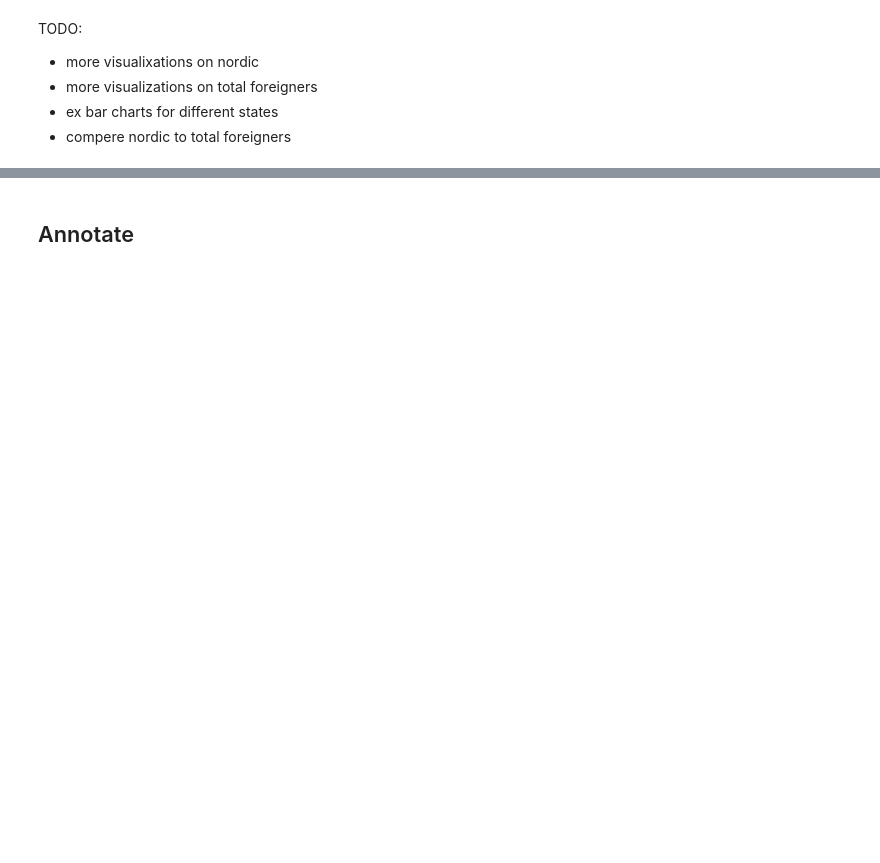
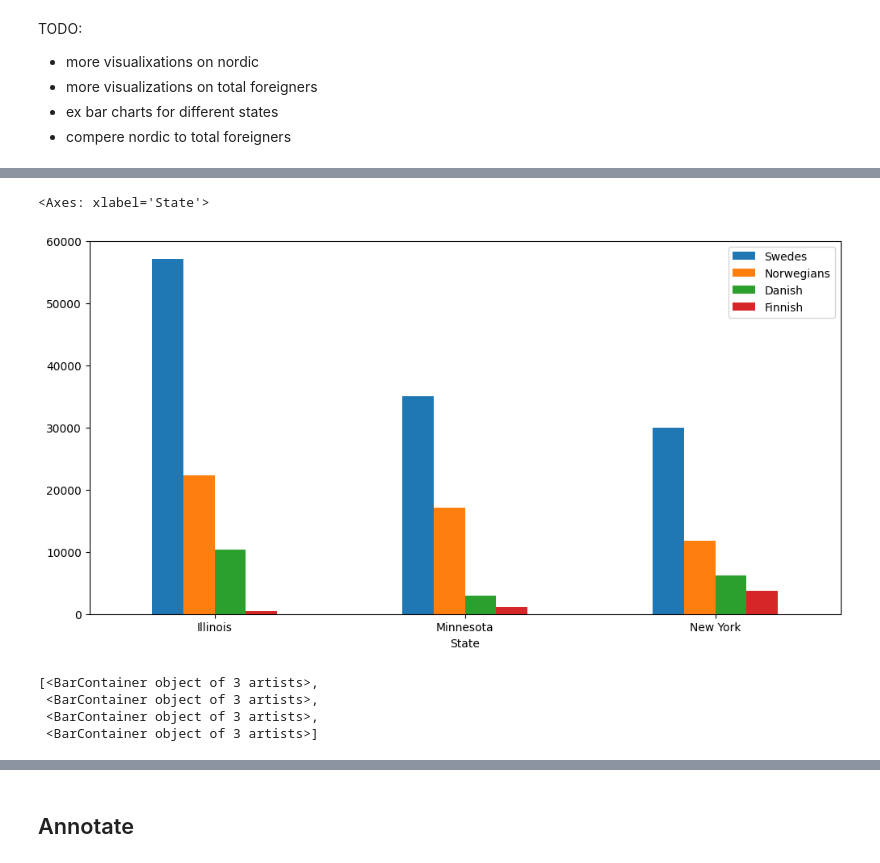
Before and after one commit to MilouSandenL/data_visualization_milou, a Jupyter notebook: code_alongs/03_matplotlib_annotations/matplotlib_annotations.ipynb, the cells around one changed output, grey strips where cells are left out. Saved outputs shown, nothing was run; the diff lists cells and outputs as text; code cells hidden in the pictures; blank space fills up the shorter version.

```diff
--- a/code_alongs/03_matplotlib_annotations/matplotlib_annotations.ipynb
+++ b/code_alongs/03_matplotlib_annotations/matplotlib_annotations.ipynb
@@ -14,0 +47,3 @@ df["Total foreign born"].iloc[0]
+# %%
+df = df.fillna("0")
+df.head()
@@ -15,4 +58,12 @@ df["Total foreign born"].iloc[0]
 # %%
-columns = ["Sweden", "Norway", "Finland", "Danmark", "Total foreign born"]
-df_nordic = df[columns]
-df_nordic.head()
+columns_to_change_type = (
+    "Total foreign born",
+    "Sweden",
+    "Norway",
+    "Denmark",
+    "Finland",
+)
+
+for column in columns_to_change_type:
+    df[column] = df[column].str.replace(",", "").astype(int)
+df.info()
@@ -59,7 +154,5 @@ df_nordic.shape
 # %%
-import matplotlib.pyplot as plt
-
 top_3_nordic = (
-    df_nordic.drop(["Total foreigners", "Nordic"], axis=1).set_index=("State").iloc[:3]
+    df_nordic.drop(["Nordic", "Total foreigners"], axis=1).set_index("State").head(3)
 )
 top_3_nordic
@@ -66,16 +165,26 @@ top_3_nordic
 # %%
+import matplotlib.pyplot as plt
+
+
 def nordic_plot():
-    ax = top_3_nordic.plot(kind="bar", figsize=(12,6))
-    ax.set_xticklables(top_3_nordic.index, rotation = 0)
 
-    fig = ax.get_figure()
+    ax = top_3_nordic.plot(kind="bar", figsize=(12, 6))
+    ax.set_xticklabels(top_3_nordic.index, rotation=0)
 
-    return fig, ax
+    return ax
 
-nordic_plot()
+
+ax = nordic_plot()
+ax
+# %% [output]
+<Axes: xlabel='State'>
+[figure, added]
 # %%
-fig, ax = nordic_plot()
-
 ax.containers
+# %% [output]
+[<BarContainer object of 3 artists>,
+ <BarContainer object of 3 artists>,
+ <BarContainer object of 3 artists>,
+ <BarContainer object of 3 artists>]
 # %%
 ax.containers[0]
```
Also changed, not shown: parts of 14 cells of this notebook, 1 other file.
